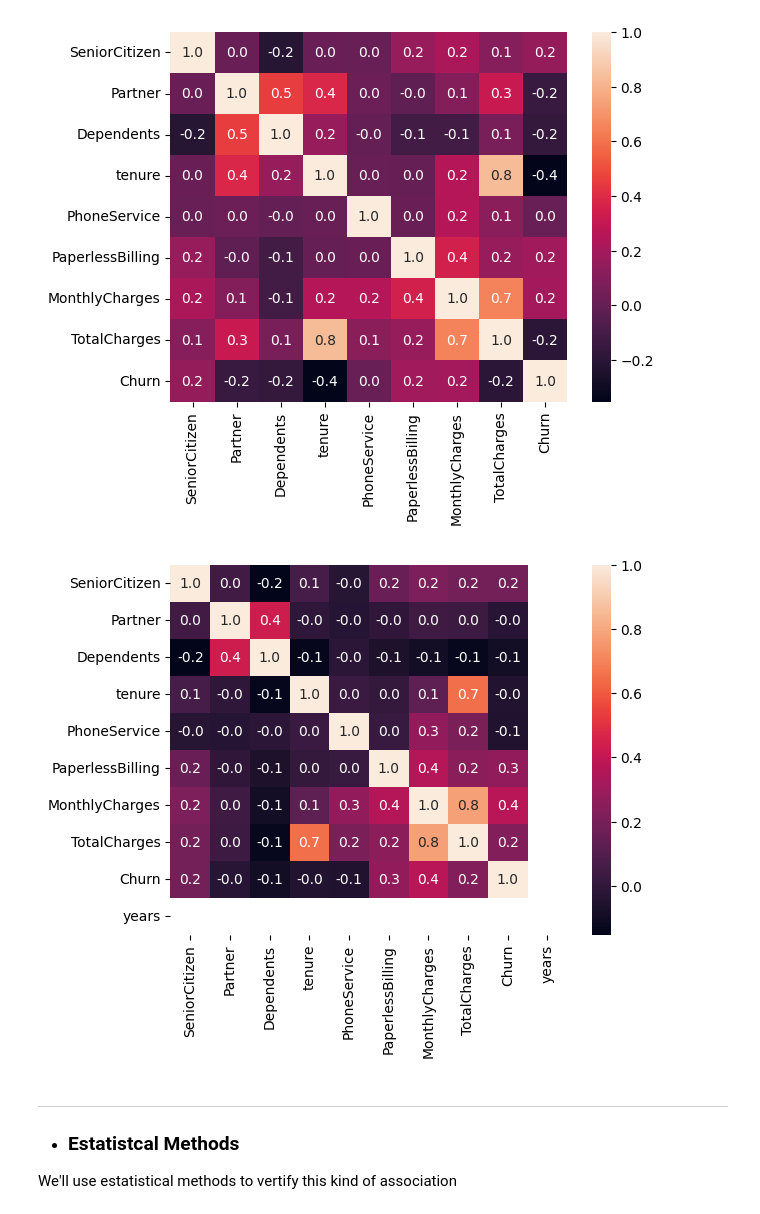
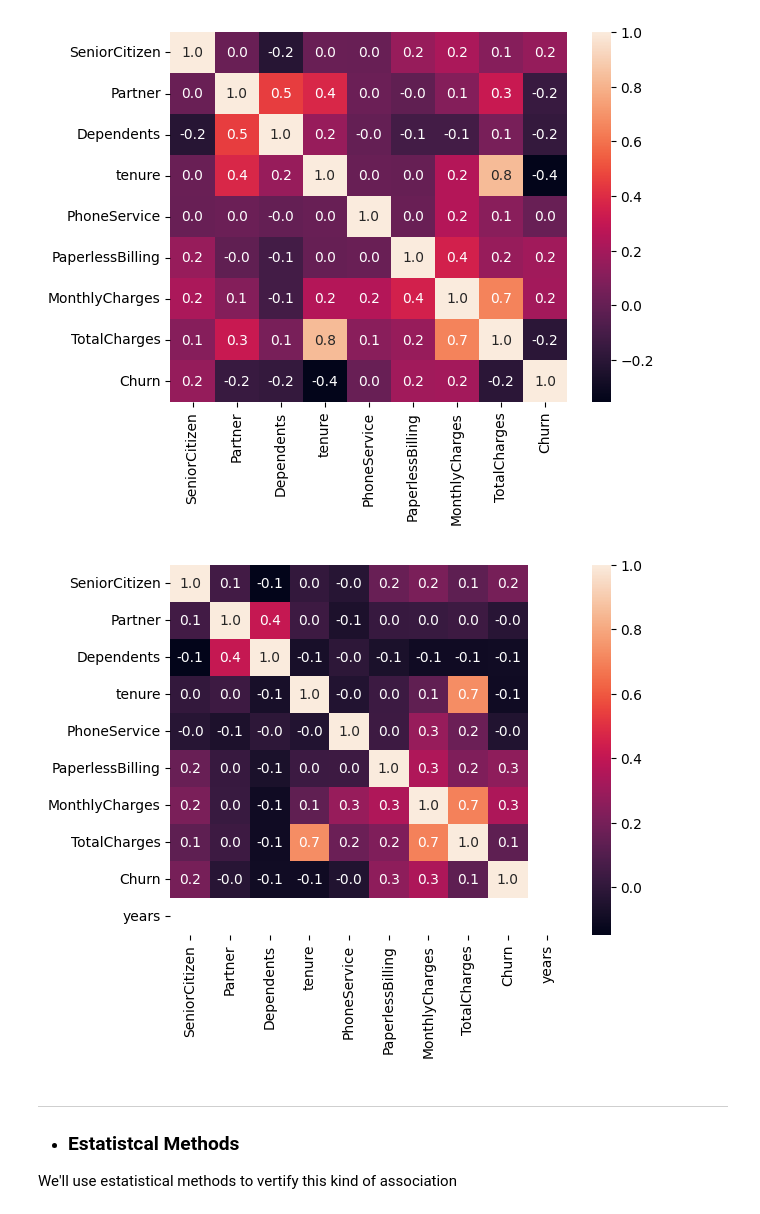
Before and after one commit to mmnitzsche/churn_predict, a Jupyter notebook: churn.ipynb, the cells around one changed output. Cells and saved outputs as stored; diff of their text form; code cells hidden in the pictures.

```diff
--- a/churn.ipynb
+++ b/churn.ipynb
@@ -406,22 +406,22 @@ figs.show()
 # %%
 # To get more precisely the this insights, lets replot some charts, but just with churn values
 
 dff_years = createYearColumn(dff)
-dff_zero_years = dff_years[dff_years["tenure"] <= 2]
+dff_zero_years = dff_years[dff_years["tenure"] <= 3]
 dff_zero_years
 
 churn_heatmap_zero_years = churnHeatMap(dff_zero_years)
 
 churn_percent_col_values_zero_years = churnPecentageColValues(
     dff_zero_years, min_churn_pct=65, chart=True
 )
 churn_percent_col_zero_years = churnPecentageCol(
     dff_zero_years, min_churn_pct=0, chart=True
 )
 
 # the que conclue that the main services was Fiber Otic, Multiples Lines, StreamTb aadn Streaming Check, and the user dosen't habe any supoport with Online Security, Technical Support or Online backup
 # %% [output]
-[figure, old version]
+[figure, new version]
 # %% [markdown]
 ___
  - ### Estatistcal Methods
```
Also changed, not shown: parts of 1 cell of this notebook, 2 other files.
